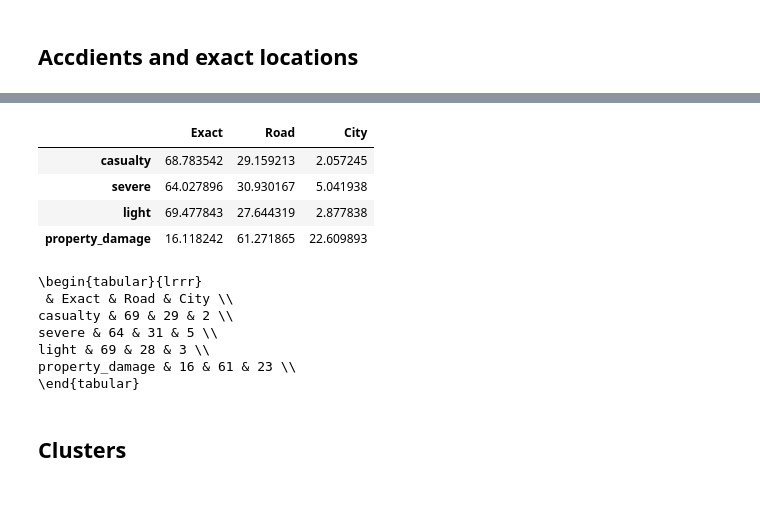
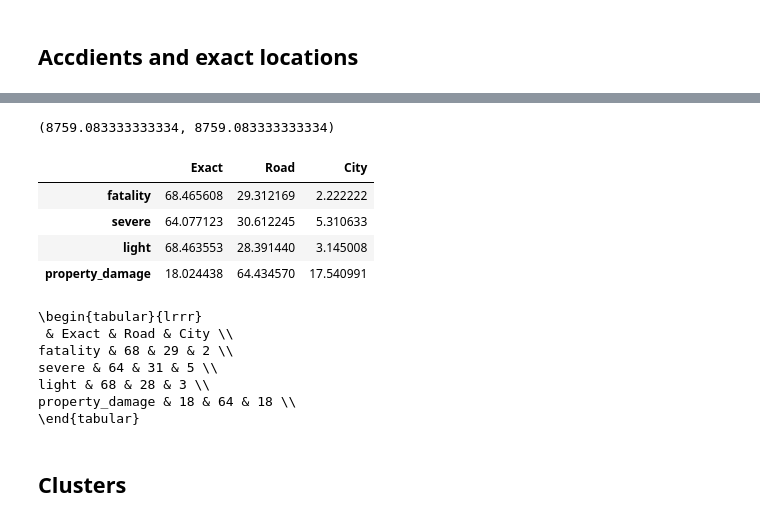
Before and after one commit to EliaMerran/road_accidents, a Jupyter notebook: theoretical_overview_latex.ipynb, the cells around one changed output, grey strips where cells are left out. Cells and saved outputs as stored; diff of their text form; code cells hidden in the pictures.

Commit message:
-- bug fix: theoretical_overview summary tables now work (only IL)

```diff
--- a/theoretical_overview_latex.ipynb
+++ b/theoretical_overview_latex.ipynb
@@ -88,7 +89,8 @@ train_len &  &  &  \\
 # %%
 # The chosen parameter values are:
 train_len = test_len = 3
-use_dir = f"data/theoretical overview/Israel/{train_len}_{test_len}/"
+base_dir = "data/theoretical overview/Israel/"
+use_dir = os.path.join(base_dir, f"{train_len}_{test_len}/")
 REMOVE_CITY_NAMES = True
 # %% [markdown]
 ## Taxonomy
@@ -190,10 +192,10 @@ total & 4412 & 4518 & 4162 & 474 & 54 & 8680 & 528 & 9208 \\
 # %% [markdown]
 ## Accdients and exact locations
 # %%
-locs = pd.read_csv(use_dir+"location_accuracy.csv", index_col=0).reset_index()
+locs = pd.read_csv(base_dir+"location_accuracy.csv", index_col=0).reset_index()
 locs = locs["STATUS_IGUN HUMRAT_TEUNA count".split()]
 locs = locs.pivot(index="HUMRAT_TEUNA", columns="STATUS_IGUN", values="count")
 locs.columns = ["Exact", "City", "Road"]
-locs.index = "property_damage light severe casualty".split()[::-1]
+locs.index = "property_damage light severe fatality".split()[::-1]
 locs.sum().sum()
 # %% [output]
@@ -209,27 +241,31 @@ locs
+# %%
+city.loc['total', 'total_accidents'], locs.sum()["Exact"] / 12
+# %% [output]
+(8759.083333333334, 8759.083333333334)
 # %%
-locs.loc["casualty"] = locs.loc["casualty"] / locs.loc["casualty"].sum() * 100
+locs.loc["fatality"] = locs.loc["fatality"] / locs.loc["fatality"].sum() * 100
 locs.loc["severe"] = locs.loc["severe"] / locs.loc["severe"].sum() * 100
 locs.loc["light"] = locs.loc["light"] / locs.loc["light"].sum() * 100
 locs.loc["property_damage"] = locs.loc["property_damage"] / locs.loc["property_damage"].sum() * 100
 
 locs = locs["Exact Road City".split()]
 
 locs
 # %% [output]
 |  | Exact | Road | City |
-| casualty | 68.783542 | 29.159213 | 2.057245 |
-| severe | 64.027896 | 30.930167 | 5.041938 |
-| light | 69.477843 | 27.644319 | 2.877838 |
-| property_damage | 16.118242 | 61.271865 | 22.609893 |
+| fatality | 68.465608 | 29.312169 | 2.222222 |
+| severe | 64.077123 | 30.612245 | 5.310633 |
+| light | 68.463553 | 28.391440 | 3.145008 |
+| property_damage | 18.024438 | 64.434570 | 17.540991 |
 # %%
 print(locs.style.format(precision=0).to_latex())
 # %% [output]
 \begin{tabular}{lrrr}
  & Exact & Road & City \\
-casualty & 69 & 29 & 2 \\
+fatality & 68 & 29 & 2 \\
 severe & 64 & 31 & 5 \\
-light & 69 & 28 & 3 \\
-property_damage & 16 & 61 & 23 \\
+light & 68 & 28 & 3 \\
+property_damage & 18 & 64 & 18 \\
 \end{tabular}
 # %% [markdown]
 ## Clusters
```
Also changed, not shown: parts of 7 cells of this notebook, 1 other file.
